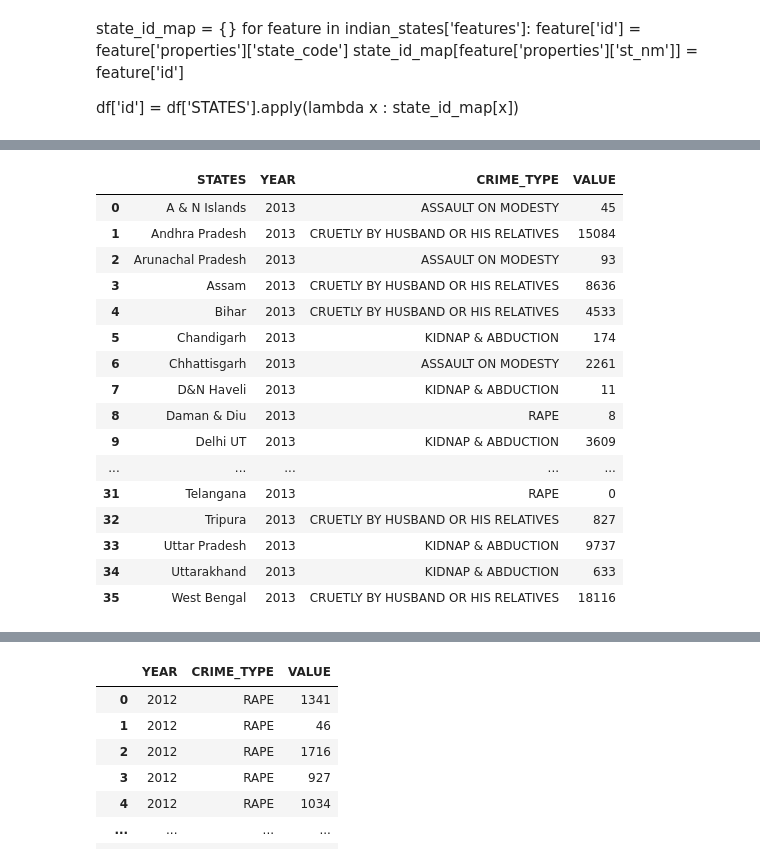
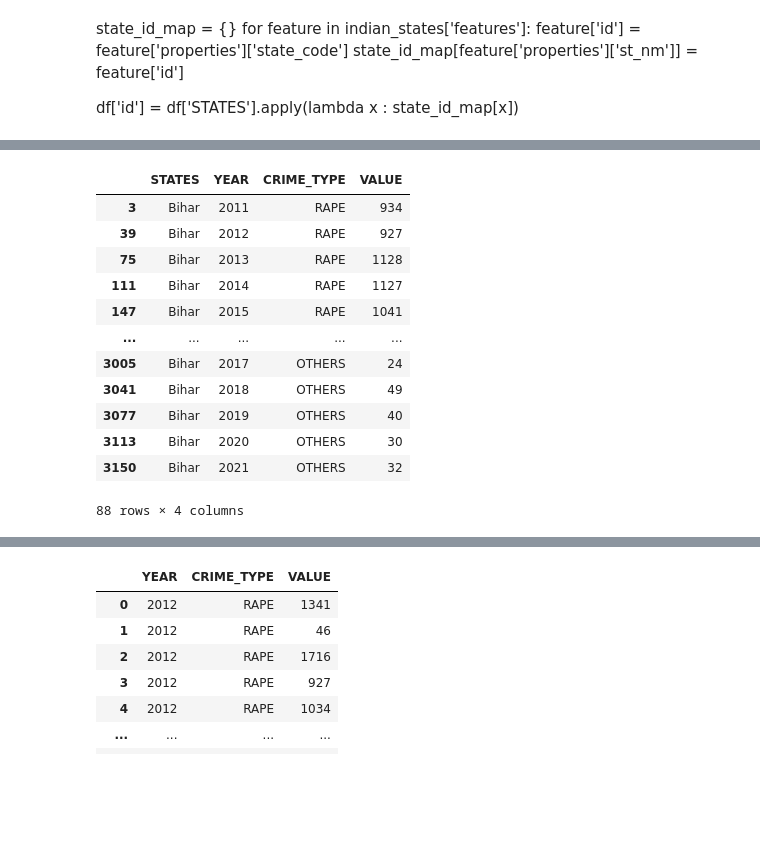
Before and after one commit to sweetcurryice/Crimes_Against_Women_Data_Science_Dashboard, a Jupyter notebook: eda.ipynb, the cells around one changed output, grey strips where cells are left out. Drawn from its saved outputs; the diff is of its cells as text; code cells hidden in the pictures; blank space fills up the shorter version.

Commit message:
3.0 commit, really updated, and with more features on the reasons page, all years, probably the last commit

```diff
--- a/eda.ipynb
+++ b/eda.ipynb
@@ -100,30 +84,28 @@ df_melted[df_melted["STATES"] == "Bihar"]
 # %%
 filter_df = df[df["YEAR"] == 2013] #filtered_data = filter_df
 
-df_melted = pd.melt(filter_df, id_vars=['STATES',"YEAR"], value_vars=["RAPE","KIDNAP & ABDUCTION","DOWRY DEATHS","CRUETLY BY HUSBAND OR HIS RELATIVES","HUMAN TRAFFICKING","ASSAULT ON MODESTY","SEXUAL HARRASSMENT","OTHERS"], var_name='CRIME_TYPE', value_name='VALUE')
+df_melted = pd.melt(df, id_vars=['STATES',"YEAR"], value_vars=["RAPE","KIDNAP & ABDUCTION","DOWRY DEATHS","CRUETLY BY HUSBAND OR HIS RELATIVES","HUMAN TRAFFICKING","ASSAULT ON MODESTY","SEXUAL HARRASSMENT","OTHERS"], var_name='CRIME_TYPE', value_name='VALUE')
 
 #pie = px.pie(df, values='pop', names='country', title='Population of European continent')
-df_melted[df_melted["STATES"] == "Bihar"]
-max_crm = df_melted.groupby(["STATES"])['VALUE'].idxmax()
-df_melted.loc[max_crm].reset_index(drop=True)
+#df_melted[df_melted["STATES"] == "Bihar"]
+#max_crm = df_melted.groupby(["STATES"])['VALUE'].idxmax()
+#df_melted.loc[max_crm].reset_index(drop=True)
+filtered_data = df_melted[df_melted["STATES"].isin("Bihar")]
+#df_melted[df_melted["STATES"] == "Bihar"]
 # %% [output]
 |  | STATES | YEAR | CRIME_TYPE | VALUE |
-| 0 | A & N Islands | 2013 | ASSAULT ON MODESTY | 45 |
-| 1 | Andhra Pradesh | 2013 | CRUETLY BY HUSBAND OR HIS RELATIVES | 15084 |
-| 2 | Arunachal Pradesh | 2013 | ASSAULT ON MODESTY | 93 |
-| 3 | Assam | 2013 | CRUETLY BY HUSBAND OR HIS RELATIVES | 8636 |
-| 4 | Bihar | 2013 | CRUETLY BY HUSBAND OR HIS RELATIVES | 4533 |
-| 5 | Chandigarh | 2013 | KIDNAP & ABDUCTION | 174 |
-| 6 | Chhattisgarh | 2013 | ASSAULT ON MODESTY | 2261 |
-| 7 | D&N Haveli | 2013 | KIDNAP & ABDUCTION | 11 |
-| 8 | Daman & Diu | 2013 | RAPE | 8 |
-| 9 | Delhi UT | 2013 | KIDNAP & ABDUCTION | 3609 |
+| 3 | Bihar | 2011 | RAPE | 934 |
+| 39 | Bihar | 2012 | RAPE | 927 |
+| 75 | Bihar | 2013 | RAPE | 1128 |
+| 111 | Bihar | 2014 | RAPE | 1127 |
+| 147 | Bihar | 2015 | RAPE | 1041 |
 | ... | ... | ... | ... | ... |
-| 31 | Telangana | 2013 | RAPE | 0 |
-| 32 | Tripura | 2013 | CRUETLY BY HUSBAND OR HIS RELATIVES | 827 |
-| 33 | Uttar Pradesh | 2013 | KIDNAP & ABDUCTION | 9737 |
-| 34 | Uttarakhand | 2013 | KIDNAP & ABDUCTION | 633 |
-| 35 | West Bengal | 2013 | CRUETLY BY HUSBAND OR HIS RELATIVES | 18116 |
+| 3005 | Bihar | 2017 | OTHERS | 24 |
+| 3041 | Bihar | 2018 | OTHERS | 49 |
+| 3077 | Bihar | 2019 | OTHERS | 40 |
+| 3113 | Bihar | 2020 | OTHERS | 30 |
+| 3150 | Bihar | 2021 | OTHERS | 32 |
+88 rows × 4 columns
 # %%
 consolidated_states = df.groupby('YEAR')[["RAPE","KIDNAP & ABDUCTION","DOWRY DEATHS","CRUETLY BY HUSBAND OR HIS RELATIVES","HUMAN TRAFFICKING","ASSAULT ON MODESTY","SEXUAL HARRASSMENT","OTHERS"]].sum().reset_index()
 
```
Also changed, not shown: parts of 5 cells of this notebook, 1 other file.
